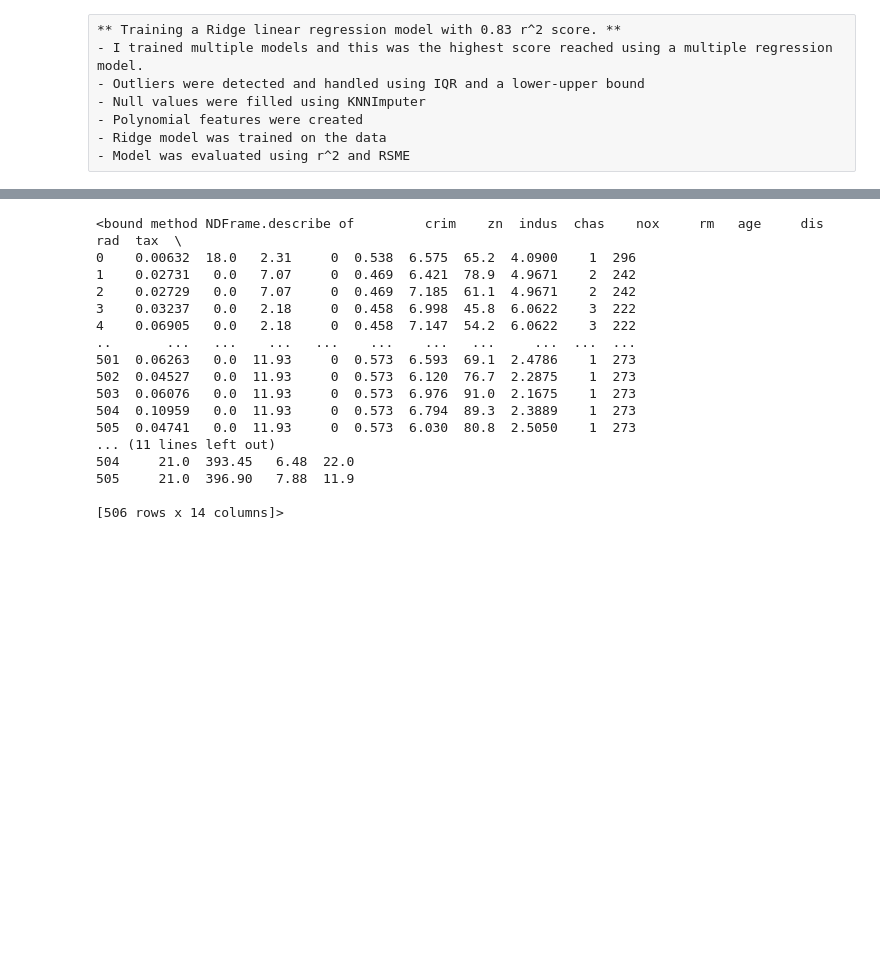
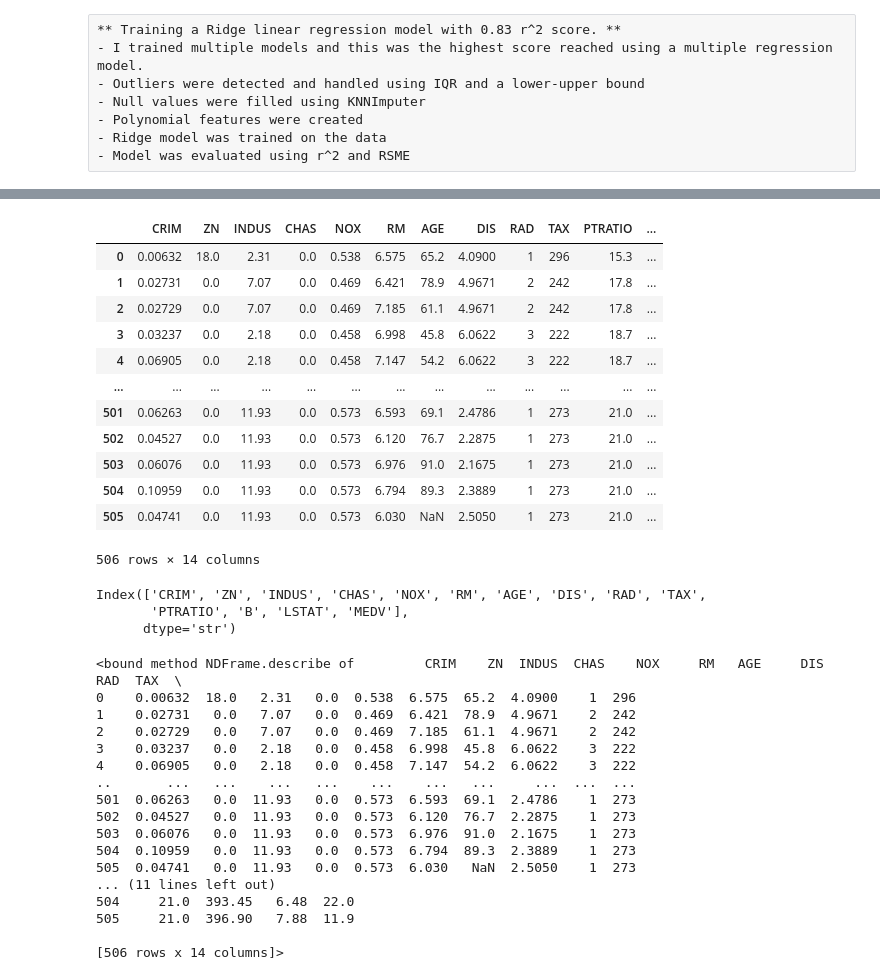
Before and after one commit to GolsaCodes/Multiple_Regression-HousePrice, a Jupyter notebook: HousePrice_Prediction.ipynb, the cells around one changed output, grey strips where cells are left out. Cells and saved outputs as stored; diff of their text form; code cells hidden in the pictures; blank space fills up the shorter version.

```diff
--- a/HousePrice_Prediction.ipynb
+++ b/HousePrice_Prediction.ipynb
@@ -14,21 +19,44 @@ import pandas as pd
 # Boston Housing dataset from URL
 url = 'https://raw.githubusercontent.com/selva86/datasets/master/BostonHousing.csv'
 df = pd.read_csv(url)
+# %%
+df = pd.read_csv("HousingData.csv")
+df
+# %% [output]
+|  | CRIM | ZN | INDUS | CHAS | NOX | RM | AGE | DIS | RAD | TAX | PTRATIO | ... |
+| 0 | 0.00632 | 18.0 | 2.31 | 0.0 | 0.538 | 6.575 | 65.2 | 4.0900 | 1 | 296 | 15.3 | ... |
+| 1 | 0.02731 | 0.0 | 7.07 | 0.0 | 0.469 | 6.421 | 78.9 | 4.9671 | 2 | 242 | 17.8 | ... |
+| 2 | 0.02729 | 0.0 | 7.07 | 0.0 | 0.469 | 7.185 | 61.1 | 4.9671 | 2 | 242 | 17.8 | ... |
+| 3 | 0.03237 | 0.0 | 2.18 | 0.0 | 0.458 | 6.998 | 45.8 | 6.0622 | 3 | 222 | 18.7 | ... |
+| 4 | 0.06905 | 0.0 | 2.18 | 0.0 | 0.458 | 7.147 | 54.2 | 6.0622 | 3 | 222 | 18.7 | ... |
+| ... | ... | ... | ... | ... | ... | ... | ... | ... | ... | ... | ... | ... |
+| 501 | 0.06263 | 0.0 | 11.93 | 0.0 | 0.573 | 6.593 | 69.1 | 2.4786 | 1 | 273 | 21.0 | ... |
+| 502 | 0.04527 | 0.0 | 11.93 | 0.0 | 0.573 | 6.120 | 76.7 | 2.2875 | 1 | 273 | 21.0 | ... |
+| 503 | 0.06076 | 0.0 | 11.93 | 0.0 | 0.573 | 6.976 | 91.0 | 2.1675 | 1 | 273 | 21.0 | ... |
+| 504 | 0.10959 | 0.0 | 11.93 | 0.0 | 0.573 | 6.794 | 89.3 | 2.3889 | 1 | 273 | 21.0 | ... |
+| 505 | 0.04741 | 0.0 | 11.93 | 0.0 | 0.573 | 6.030 | NaN | 2.5050 | 1 | 273 | 21.0 | ... |
+506 rows × 14 columns
+# %%
+df.columns
+# %% [output]
+Index(['CRIM', 'ZN', 'INDUS', 'CHAS', 'NOX', 'RM', 'AGE', 'DIS', 'RAD', 'TAX',
+       'PTRATIO', 'B', 'LSTAT', 'MEDV'],
+      dtype='str')
 # %%
 df.describe
 # %% [output]
-<bound method NDFrame.describe of         crim    zn  indus  chas    nox     rm   age     dis  rad  tax  \
-0    0.00632  18.0   2.31     0  0.538  6.575  65.2  4.0900    1  296
-1    0.02731   0.0   7.07     0  0.469  6.421  78.9  4.9671    2  242
-2    0.02729   0.0   7.07     0  0.469  7.185  61.1  4.9671    2  242
-3    0.03237   0.0   2.18     0  0.458  6.998  45.8  6.0622    3  222
-4    0.06905   0.0   2.18     0  0.458  7.147  54.2  6.0622    3  222
+<bound method NDFrame.describe of         CRIM    ZN  INDUS  CHAS    NOX     RM   AGE     DIS  RAD  TAX  \
+0    0.00632  18.0   2.31   0.0  0.538  6.575  65.2  4.0900    1  296
+1    0.02731   0.0   7.07   0.0  0.469  6.421  78.9  4.9671    2  242
+2    0.02729   0.0   7.07   0.0  0.469  7.185  61.1  4.9671    2  242
+3    0.03237   0.0   2.18   0.0  0.458  6.998  45.8  6.0622    3  222
+4    0.06905   0.0   2.18   0.0  0.458  7.147  54.2  6.0622    3  222
 ..       ...   ...    ...   ...    ...    ...   ...     ...  ...  ...
-501  0.06263   0.0  11.93     0  0.573  6.593  69.1  2.4786    1  273
-502  0.04527   0.0  11.93     0  0.573  6.120  76.7  2.2875    1  273
-503  0.06076   0.0  11.93     0  0.573  6.976  91.0  2.1675    1  273
-504  0.10959   0.0  11.93     0  0.573  6.794  89.3  2.3889    1  273
-505  0.04741   0.0  11.93     0  0.573  6.030  80.8  2.5050    1  273
+501  0.06263   0.0  11.93   0.0  0.573  6.593  69.1  2.4786    1  273
+502  0.04527   0.0  11.93   0.0  0.573  6.120  76.7  2.2875    1  273
+503  0.06076   0.0  11.93   0.0  0.573  6.976  91.0  2.1675    1  273
+504  0.10959   0.0  11.93   0.0  0.573  6.794  89.3  2.3889    1  273
+505  0.04741   0.0  11.93   0.0  0.573  6.030   NaN  2.5050    1  273
 ... (11 lines left out)
 504     21.0  393.45   6.48  22.0
 505     21.0  396.90   7.88  11.9
```
Also changed, not shown: parts of 24 cells of this notebook.
